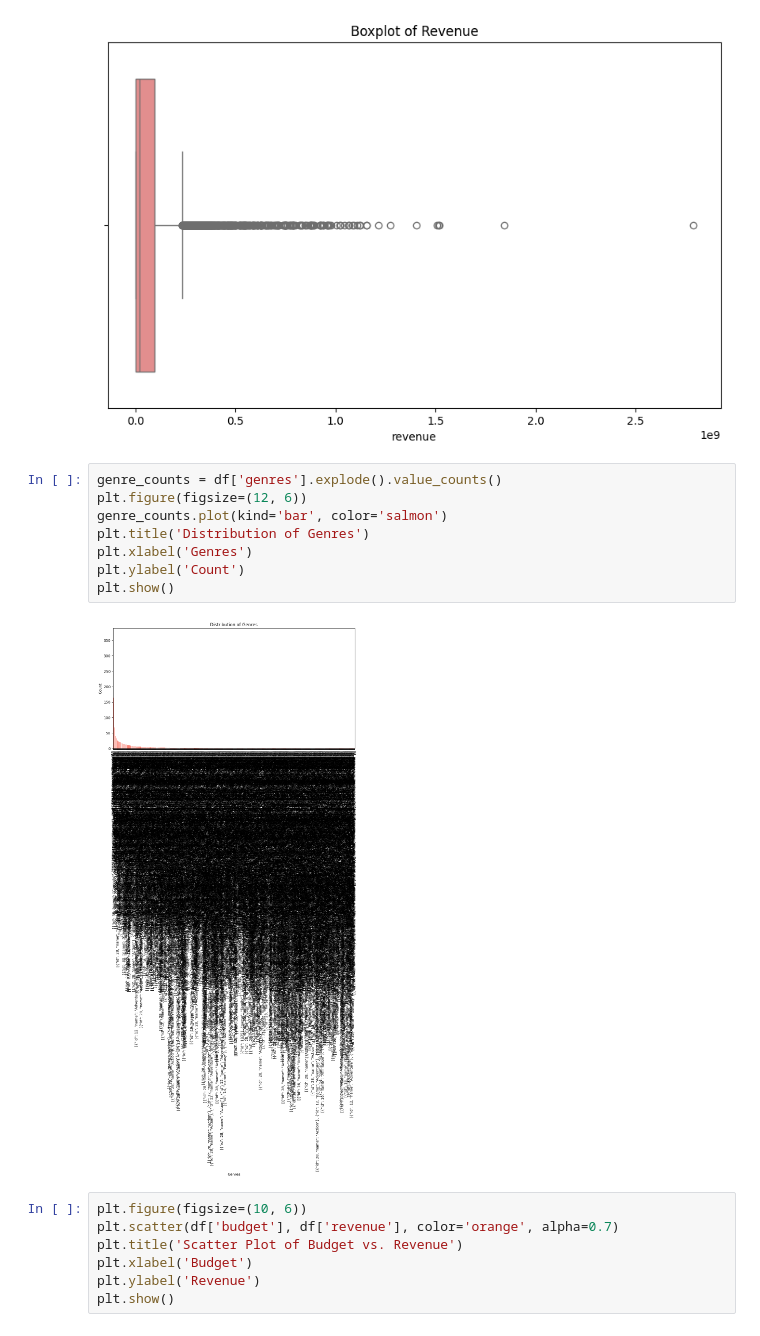
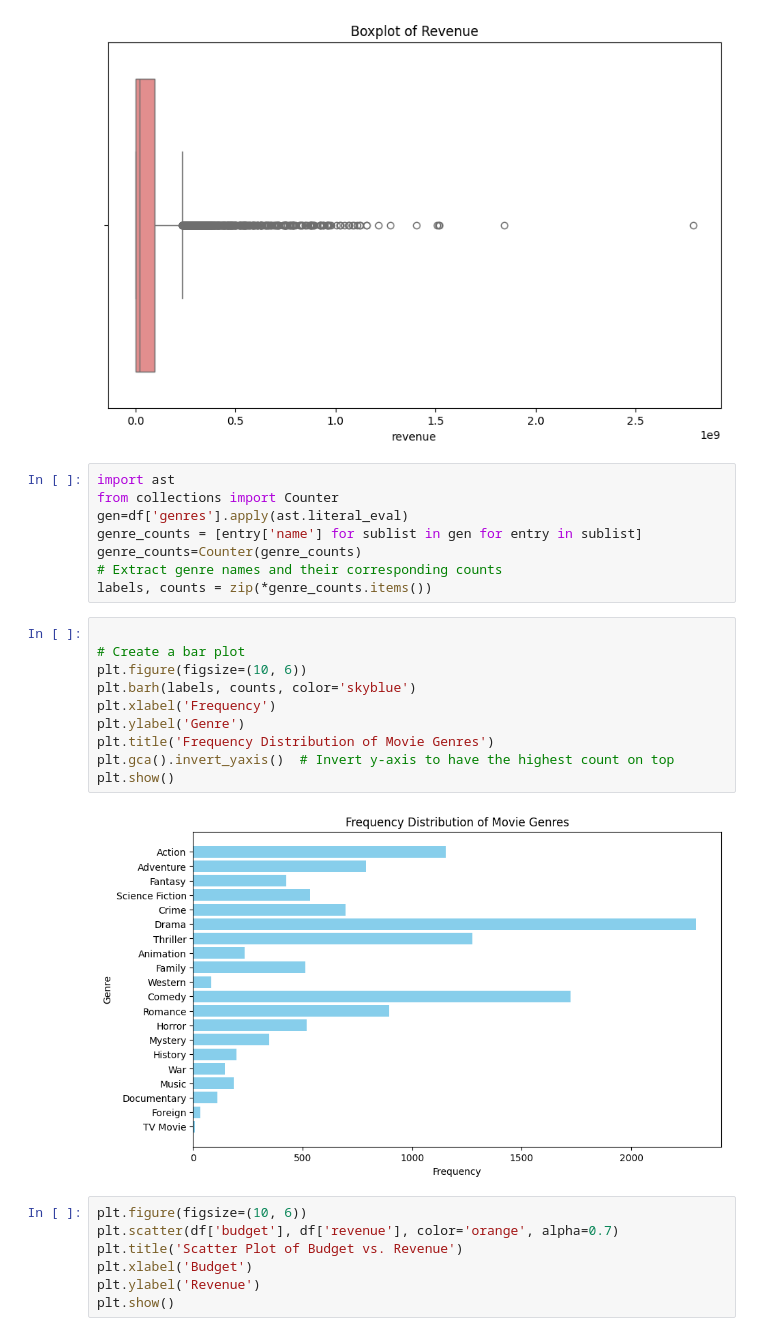
Before and after one commit to AminHeidariSardabi/TMDB-Movie, a Jupyter notebook: main.ipynb, the cells around one changed output. Cells and saved outputs as stored; diff of their text form.

```diff
--- a/main.ipynb
+++ b/main.ipynb
@@ -109,16 +109,26 @@ plt.title('Boxplot of Revenue')
 plt.show()
 # %% [output]
 [figure]
-# %%
-genre_counts = df['genres'].explode().value_counts()
-plt.figure(figsize=(12, 6))
-genre_counts.plot(kind='bar', color='salmon')
-plt.title('Distribution of Genres')
-plt.xlabel('Genres')
-plt.ylabel('Count')
-plt.show()
-# %% [output]
-[figure, removed]
+# %%
+import ast
+from collections import Counter
+gen=df['genres'].apply(ast.literal_eval)
+genre_counts = [entry['name'] for sublist in gen for entry in sublist]
+genre_counts=Counter(genre_counts)
+# Extract genre names and their corresponding counts
+labels, counts = zip(*genre_counts.items())
+# %%
+
+# Create a bar plot
+plt.figure(figsize=(10, 6))
+plt.barh(labels, counts, color='skyblue')
+plt.xlabel('Frequency')
+plt.ylabel('Genre')
+plt.title('Frequency Distribution of Movie Genres')
+plt.gca().invert_yaxis()  # Invert y-axis to have the highest count on top
+plt.show()
+# %% [output]
+[figure, added]
 # %%
 plt.figure(figsize=(10, 6))
 plt.scatter(df['budget'], df['revenue'], color='orange', alpha=0.7)
```
Also changed, not shown: parts of 3 cells of this notebook.
